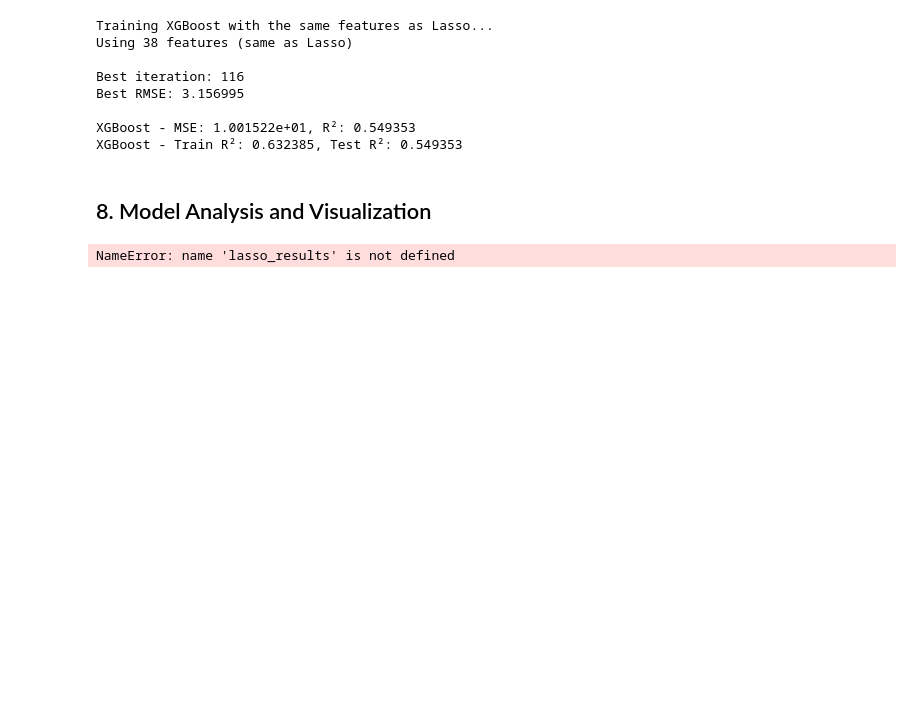
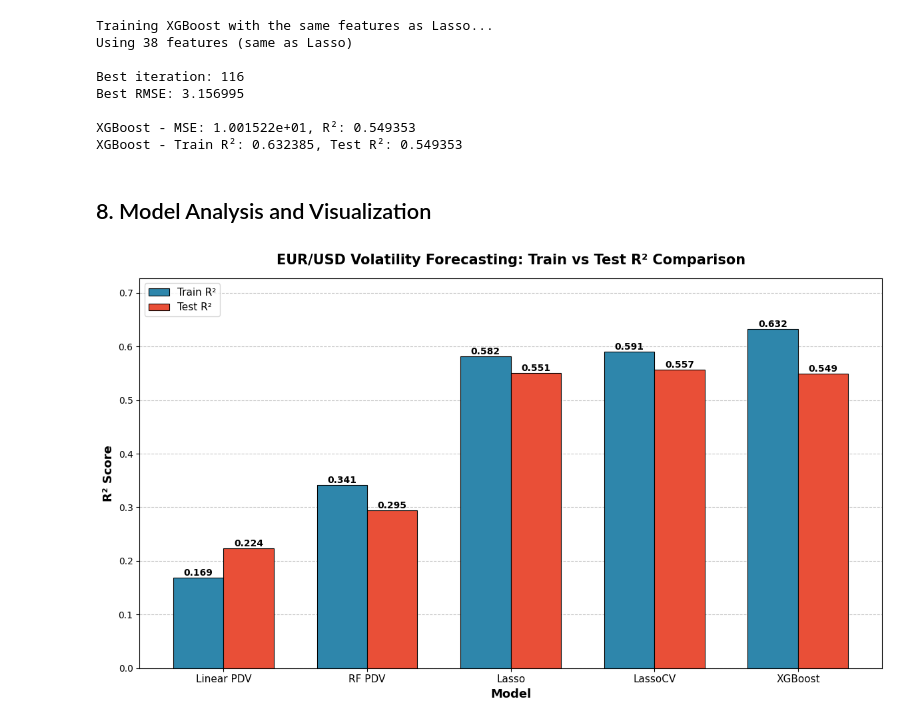
Before and after one commit to bea228/ISE-364, a Jupyter notebook: volatility_ml_project.ipynb, the cells around one changed output. Cells and saved outputs as stored; diff of their text form; code cells hidden in the pictures; blank space fills up the shorter version.

```diff
--- a/volatility_ml_project.ipynb
+++ b/volatility_ml_project.ipynb
@@ -871,13 +871,13 @@ test_r2_pdv = r2_score(y_test_PDV, linear_PDV_model.predict(X_test_PDV))
 train_r2_rf = r2_score(y_train_PDV, rf_model.predict(X_train_PDV))
 test_r2_rf = r2_score(y_test_PDV, rf_model.predict(X_test_PDV))
 
-# Lasso (from lasso_results dict)
-train_r2_lasso = lasso_results['metrics']['lasso']['r2_train']
-test_r2_lasso = lasso_results['metrics']['lasso']['r2_test']
+# Lasso
+train_r2_lasso = results['metrics']['lasso']['r2_train']
+test_r2_lasso = results['metrics']['lasso']['r2_test']
 
-# LassoCV (from lasso_results dict)
-train_r2_lassocv = lasso_results['metrics']['lasso_cv']['r2_train']
-test_r2_lassocv = lasso_results['metrics']['lasso_cv']['r2_test']
+# LassoCV
+train_r2_lassocv = results['metrics']['lasso_cv']['r2_train']
+test_r2_lassocv = results['metrics']['lasso_cv']['r2_test']
 
 # XGBoost
 train_r2_xgb = r2_xgb_train
@@ -887,39 +887,39 @@ test_r2_xgb = r2_xgb_test
 # Create the plot
 # ============================================================
 
-models = ['Linear PDV', 'Random Forest\nPDV', 'Lasso', 'LassoCV', 'XGBoost']
+models = ['Linear PDV', 'RF PDV', 'Lasso', 'LassoCV', 'XGBoost']
 train_r2 = [train_r2_pdv, train_r2_rf, train_r2_lasso, train_r2_lassocv, train_r2_xgb]
 test_r2 = [test_r2_pdv, test_r2_rf, test_r2_lasso, test_r2_lassocv, test_r2_xgb]
 
 fig, ax = plt.subplots(figsize=(12, 7))
 
 x = np.arange(len(models))
 width = 0.35
 
 train_bars = ax.bar(x - width/2, train_r2, width, label='Train R²', color='#2E86AB', edgecolor='black', linewidth=0.8)
 test_bars = ax.bar(x + width/2, test_r2, width, label='Test R²', color='#E94F37', edgecolor='black', linewidth=0.8)
 
 for bar, val in zip(train_bars, train_r2):
     ax.annotate(f'{val:.3f}',
                 xy=(bar.get_x() + bar.get_width()/2, bar.get_height()),
-                ha='center', va='bottom', fontsize=11, fontweight='bold')
+                ha='center', va='bottom', fontsize=10, fontweight='bold')
 
 for bar, val in zip(test_bars, test_r2):
     ax.annotate(f'{val:.3f}',
                 xy=(bar.get_x() + bar.get_width()/2, bar.get_height()),
-                ha='center', va='bottom', fontsize=11, fontweight='bold')
+                ha='center', va='bottom', fontsize=10, fontweight='bold')
 
 ax.set_ylabel('R² Score', fontsize=13, fontweight='bold')
 ax.set_xlabel('Model', fontsize=13, fontweight='bold')
 ax.set_title('EUR/USD Volatility Forecasting: Train vs Test R² Comparison', fontsize=15, fontweight='bold', pad=15)
 ax.set_xticks(x)
 ax.set_xticklabels(models, fontsize=11)
 ax.legend(fontsize=11, loc='upper left')
 ax.set_ylim(0, max(train_r2) * 1.15)
 ax.yaxis.grid(True, linestyle='--', alpha=0.7)
 ax.set_axisbelow(True)
 
 plt.tight_layout()
 plt.show()
 # %% [output]
-NameError: name 'lasso_results' is not defined
+[figure, added]
```
Also changed, not shown: 1 other file.
